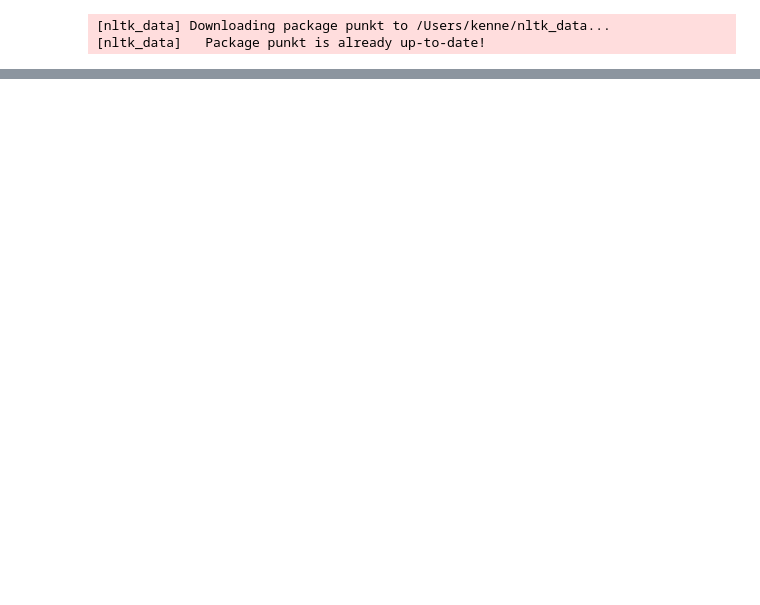
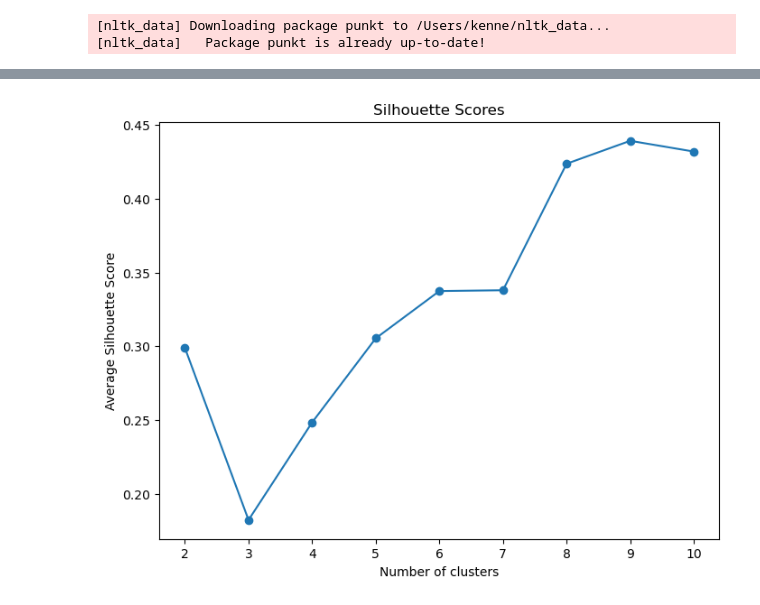
Before and after one commit to kzapalac/STA380, a Jupyter notebook: Problem7.ipynb, the cells around one changed output, grey strips where cells are left out. Saved outputs shown, nothing was run; the diff lists cells and outputs as text; code cells hidden in the pictures; blank space fills up the shorter version.

```diff
--- a/Problem7.ipynb
+++ b/Problem7.ipynb
@@ -209,0 +194,21 @@ plt.show()
+# %%
+# cluster on PCs
+from sklearn.metrics import silhouette_score
+from sklearn.cluster import KMeans
+
+silhouette_scores = []
+for k in range(2, 11):
+    kmeans = KMeans(n_clusters=k, random_state=42)
+    cluster_labels = kmeans.fit_predict(pca_df)
+    silhouette_avg = silhouette_score(pca_df, cluster_labels)
+    silhouette_scores.append(silhouette_avg)
+
+# Plot the silhouette scores
+plt.figure(figsize=(8, 6))
+plt.plot(range(2, 11), silhouette_scores, marker='o')
+plt.title('Silhouette Scores')
+plt.xlabel('Number of clusters')
+plt.ylabel('Average Silhouette Score')
+plt.show()
+# %% [output]
+[figure, added]
```
Also changed, not shown: parts of 23 cells of this notebook, 1 other file.
